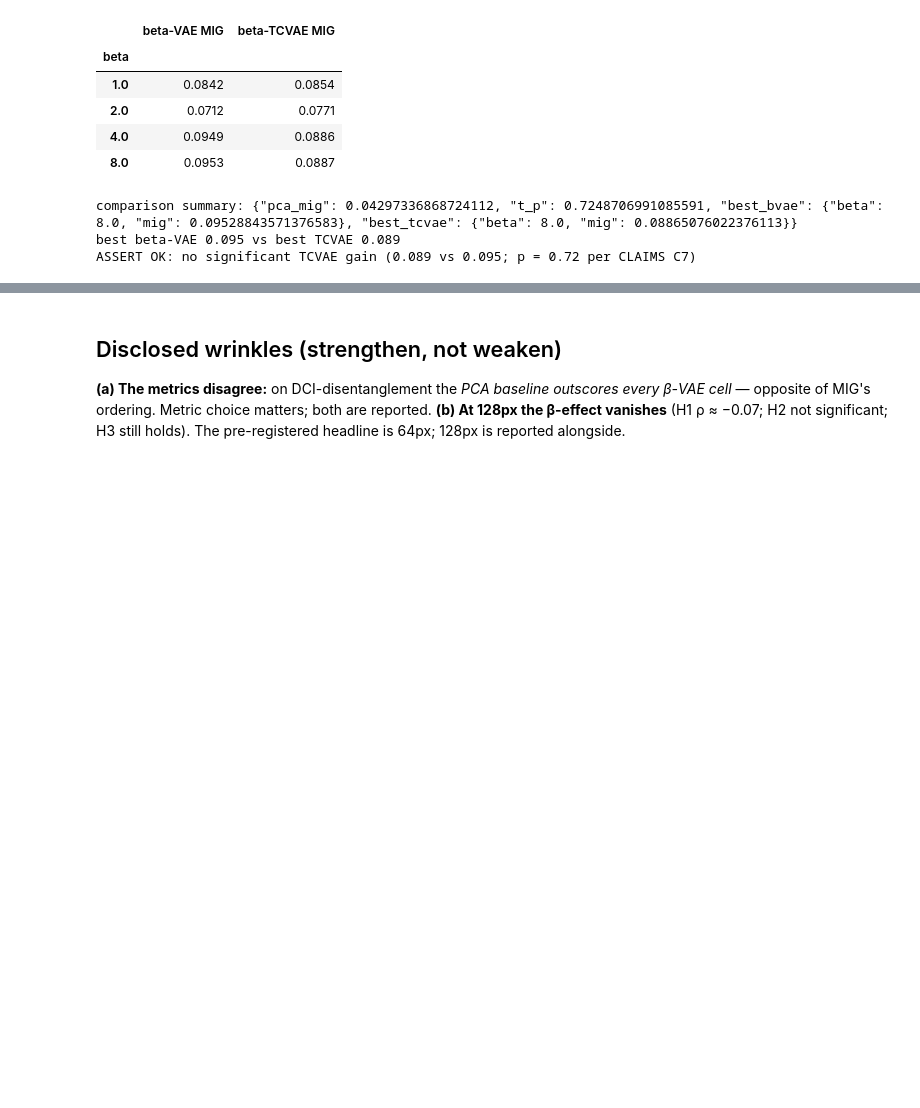
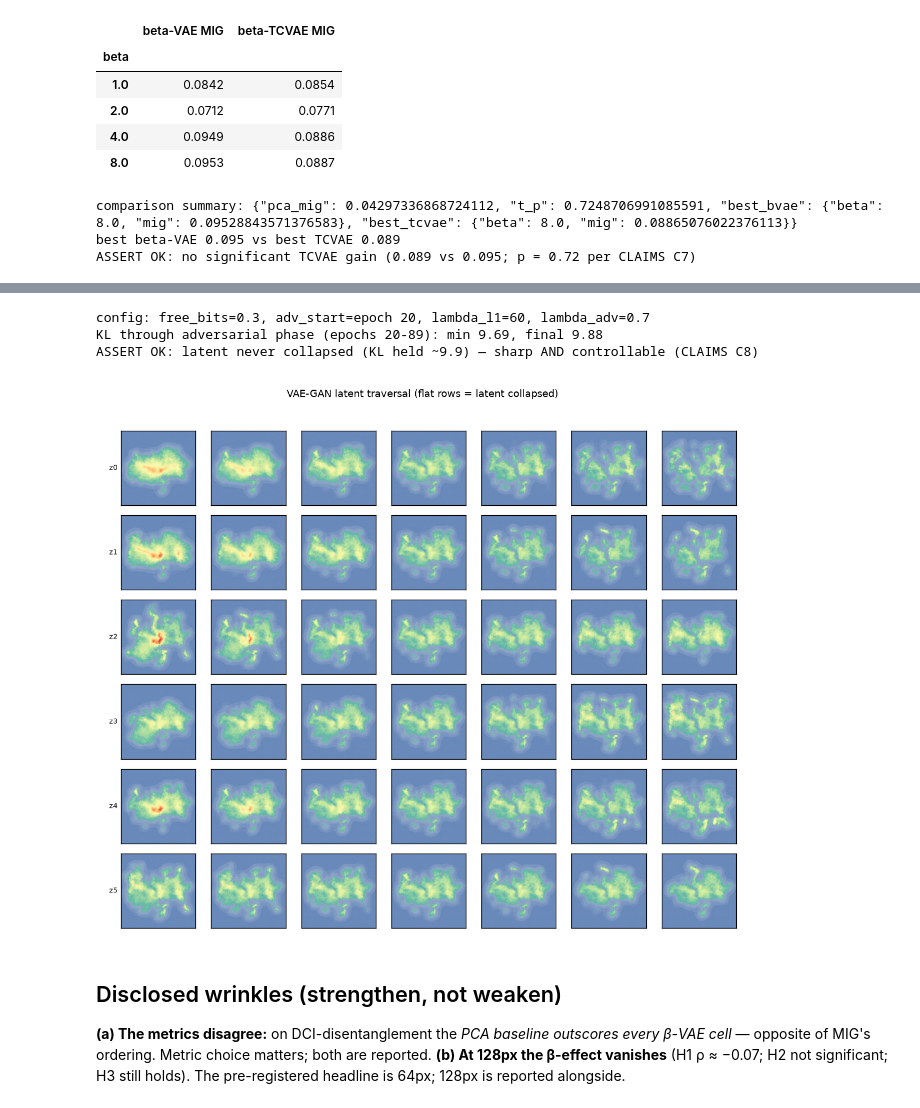
Before and after one commit to srirang-nabar/Fantasy_Maps, a Jupyter notebook: notebooks/00_review_walkthrough.ipynb, the cells around one changed output, grey strips where cells are left out. Drawn from its saved outputs; the diff is of its cells as text; code cells hidden in the pictures; blank space fills up the shorter version.

Commit message:
Add VAE-GAN follow-up to reviewer pack: CLAIMS C8 (KL held ~9.9 through adversarial phase), summary row, asserting notebook cell

```diff
--- a/notebooks/00_review_walkthrough.ipynb
+++ b/notebooks/00_review_walkthrough.ipynb
@@ -102,3 +109,19 @@ ASSERT OK: no significant TCVAE gain (0.089 vs 0.095; p = 0.72 per CLAIMS C7)
+# %%
+side = json.load(open("../results/checkpoints/vaegan_seed0_128px.json"))
+h = side["history"]; adv_start = side["adv_start"]
+adv = [e for e in h if e["epoch"] >= adv_start]
+kls = [e["kl"] for e in adv]
+print(f"config: free_bits={side['free_bits']}, adv_start=epoch {adv_start}, lambda_l1={side['lambda_l1']}, lambda_adv={side['lambda_adv']}")
+print(f"KL through adversarial phase (epochs {adv[0]['epoch']}-{adv[-1]['epoch']}): min {min(kls):.2f}, final {kls[-1]:.2f}")
+assert min(kls) > 9.0, "posterior collapse would show KL near zero"
+print("ASSERT OK: latent never collapsed (KL held ~9.9) — sharp AND controllable (CLAIMS C8)")
+from IPython.display import Image, display
+display(Image("../results/gan_traversal.png"))
+# %% [output]
+config: free_bits=0.3, adv_start=epoch 20, lambda_l1=60, lambda_adv=0.7
+KL through adversarial phase (epochs 20-89): min 9.69, final 9.88
+ASSERT OK: latent never collapsed (KL held ~9.9) — sharp AND controllable (CLAIMS C8)
+[figure, added]
 # %% [markdown]
 ## Disclosed wrinkles (strengthen, not weaken)
 **(a) The metrics disagree:** on DCI-disentanglement the *PCA baseline outscores every β-VAE cell* —
```
Also changed, not shown: parts of 2 cells of this notebook, 2 other files.
